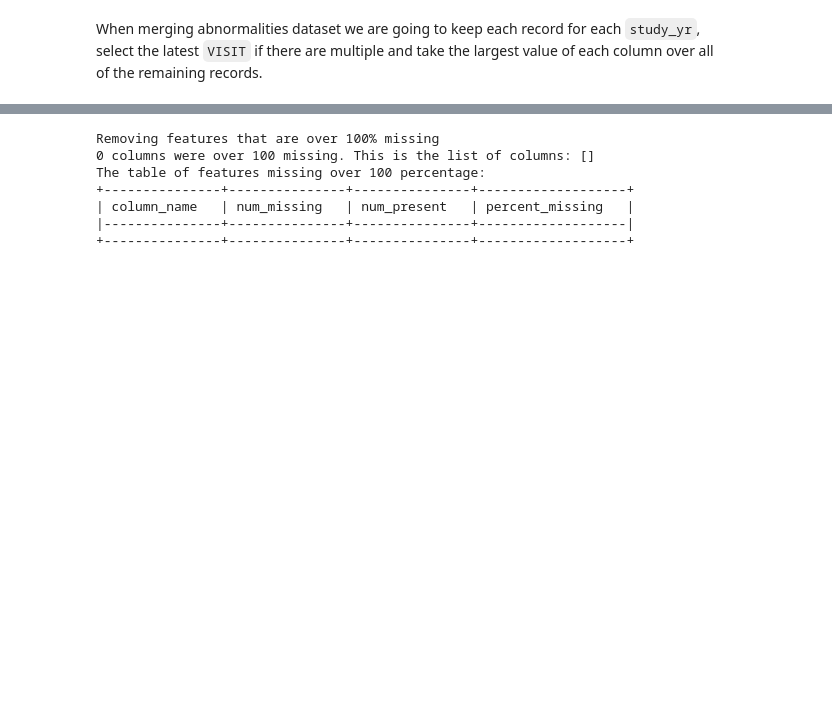
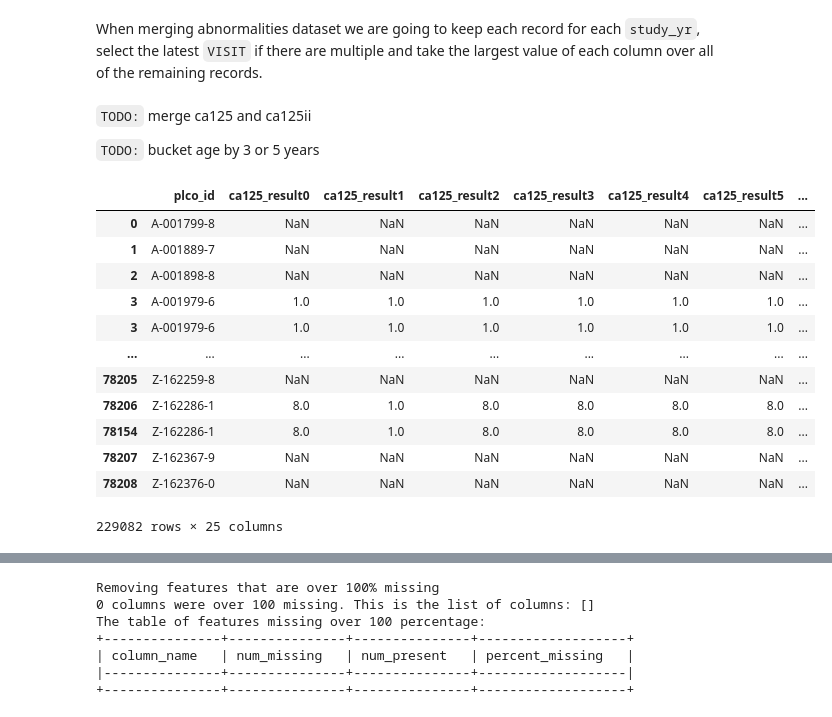
Before and after one commit to fedorenkood/ovarian_cancer_models, a Jupyter notebook: processing.ipynb, the cells around one changed output, grey strips where cells are left out. Saved outputs shown, nothing was run; the diff lists cells and outputs as text; code cells hidden in the pictures; blank space fills up the shorter version.

```diff
--- a/processing.ipynb
+++ b/processing.ipynb
@@ -41,6 +41,7 @@ proxy_features_personal_dataset = [
     'bq_returned',
     'ssmokea_f',
     'orem_fyro',
+    'arm',
     ]
 
 proxy_features_screen_dataset = [
@@ -72,7 +73,7 @@ personal_data = remove_featues_startswith(personal_data, ['ovar_', 'mortality',
 screen_data = remove_featues_startswith(screen_data, ['inad_', 'examinerid', 'build'])
 
 # Drop not useful cols and convert categorical into numerical in screen abnormalities
-screen_abnorm_data = screen_abnorm_data.drop('build', axis=1)
+screen_abnorm_data = remove_featues_startswith(screen_abnorm_data, ['build'])
 # %% [output]
 Number of ovar_ cols: 50
 ['ovar_reasfoll', 'ovar_reassurv', 'ovar_reassymp', 'ovar_reasoth', 'ovar_cancer', 'ovar_intstat_cat', 'ovar_annyr', 'ovar_cancer_site', 'ovar_stage', 'ovar_stage_7e', 'ovar_stage_t', 'ovar_stage_n',  ...
@@ -153,6 +154,10 @@ personal_data['ovar_cancer_years'] = personal_data['ovar_cancer_years'].fillna(1
 # personal_data[(personal_data['ovar_cancer_diagdays'] > 365) & (personal_data['ovar_cancer_diagdays'] < 400)][['ovar_cancer_years', 'ovar_cancer_diagdays']]
 # %% [markdown]
 When merging abnormalities dataset we are going to keep each record for each `study_yr`, select the latest `VISIT` if there are multiple and take the largest value of each column over all of the remaining records.
+# %% [markdown]
+`TODO:` merge ca125 and ca125ii
+
+`TODO:` bucket age by 3 or 5 years
 # %%
 def merge_data_over_years(person_df, screen_df, abnorm_df, screen_join='left', abrorm_join='left'):
     on_col = 'ovar_cancer_years'
@@ -174,12 +179,15 @@ def merge_data_over_years(person_df, screen_df, abnorm_df, screen_join='left', a
             df = df.merge(filtered_abnorm, how=abrorm_join)
         # Assign new labels whether people will get cancer withing next 1, 3, 5, 10 years based on the current data
         for window_size in [1, 3, 5, 10]:
+            if base_year + window_size >= 20:
+                continue
             label_feature = f'cancer_in_next_{window_size}_years'
-            df.loc[df[df[on_col] > 20].index, label_feature] = 0
+            df.loc[df[df[on_col] >= base_year + window_size].index, label_feature] = 0
+            # df[label_feature] = 0
             index = df[df[on_col] < base_year + window_size].index
             df.loc[index, label_feature] = 1
             # TODO: can I do this?
-            df = df[df[label_feature].notnull()]
+            # df = df[df[label_feature].notnull()]
         df_final = pd.concat([df_final, df])
         df_final = df_final.drop_duplicates()
     return df_final
@@ -187,3 +195,22 @@ def merge_data_over_years(person_df, screen_df, abnorm_df, screen_join='left', a
 abnorm_filtered = screen_abnorm_data.drop(['side', 'source', 'VISIT', 'sbcd'], axis=1)
 personal_filtered = personal_data.drop(['ovar_cancer_diagdays'], axis=1)
 merged_df = merge_data_over_years(personal_filtered, screen_data, abnorm_filtered, screen_join='left', abrorm_join='left')
+# %%
+ca125_df = merged_df[['plco_id'] + [col for col in merged_df.columns if 'ca125' in col]]
+# ca125_df.hist(figsize=(20,15));
+# %%
+ca125_df.sort_values('plco_id').drop_duplicates()
+# %% [output]
+|  | plco_id | ca125_result0 | ca125_result1 | ca125_result2 | ca125_result3 | ca125_result4 | ca125_result5 | ... |
+| 0 | A-001799-8 | NaN | NaN | NaN | NaN | NaN | NaN | ... |
+| 1 | A-001889-7 | NaN | NaN | NaN | NaN | NaN | NaN | ... |
+| 2 | A-001898-8 | NaN | NaN | NaN | NaN | NaN | NaN | ... |
+| 3 | A-001979-6 | 1.0 | 1.0 | 1.0 | 1.0 | 1.0 | 1.0 | ... |
+| 3 | A-001979-6 | 1.0 | 1.0 | 1.0 | 1.0 | 1.0 | 1.0 | ... |
+| ... | ... | ... | ... | ... | ... | ... | ... | ... |
+| 78205 | Z-162259-8 | NaN | NaN | NaN | NaN | NaN | NaN | ... |
+| 78206 | Z-162286-1 | 8.0 | 1.0 | 8.0 | 8.0 | 8.0 | 8.0 | ... |
+| 78154 | Z-162286-1 | 8.0 | 1.0 | 8.0 | 8.0 | 8.0 | 8.0 | ... |
+| 78207 | Z-162367-9 | NaN | NaN | NaN | NaN | NaN | NaN | ... |
+| 78208 | Z-162376-0 | NaN | NaN | NaN | NaN | NaN | NaN | ... |
+229082 rows × 25 columns
```
Also changed, not shown: parts of 26 cells of this notebook, 1 other file.
